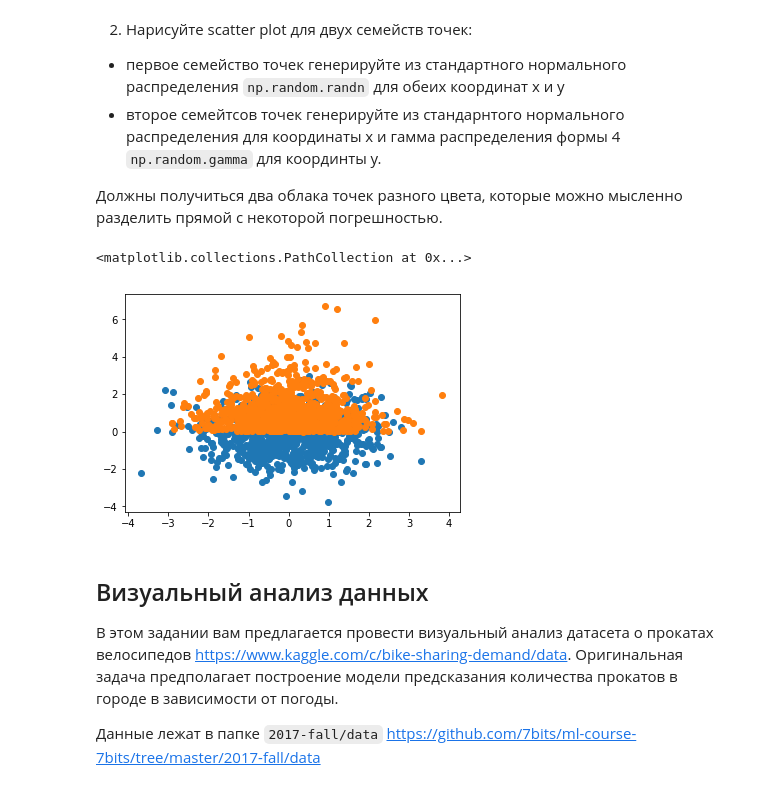
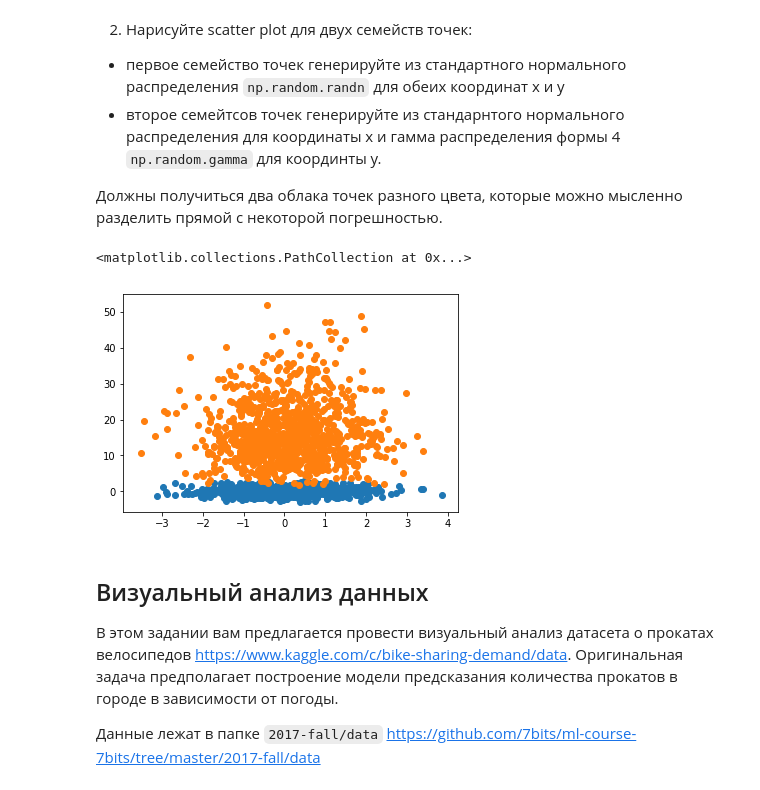
Before and after one commit to Habaroff/ml-course-7bits, a Jupyter notebook: 2017-fall/homeworks/03-visualisation/03-01-visualisation-homework.ipynb, the cells around one changed output. Saved outputs shown, nothing was run; the diff lists cells and outputs as text; code cells hidden in the pictures.

```diff
--- a/2017-fall/homeworks/03-visualisation/03-01-visualisation-homework.ipynb
+++ b/2017-fall/homeworks/03-visualisation/03-01-visualisation-homework.ipynb
@@ -40,11 +41,11 @@ plt.show()
 # %%
 x = np.linspace(0, 10, 1000)
 
 plt.scatter(np.random.randn(len(x)),np.random.randn(len(x)))
-plt.scatter(np.random.randn(len(x)),np.random.gamma(1,1,1000))
+plt.scatter(np.random.randn(len(x)),np.random.gamma(4,4,1000))
 # %% [output]
 <matplotlib.collections.PathCollection at 0x...>
-[figure, old version]
+[figure, new version]
 # %% [markdown]
 ## Визуальный анализ данных
 
```
Also changed, not shown: parts of 7 cells of this notebook.
